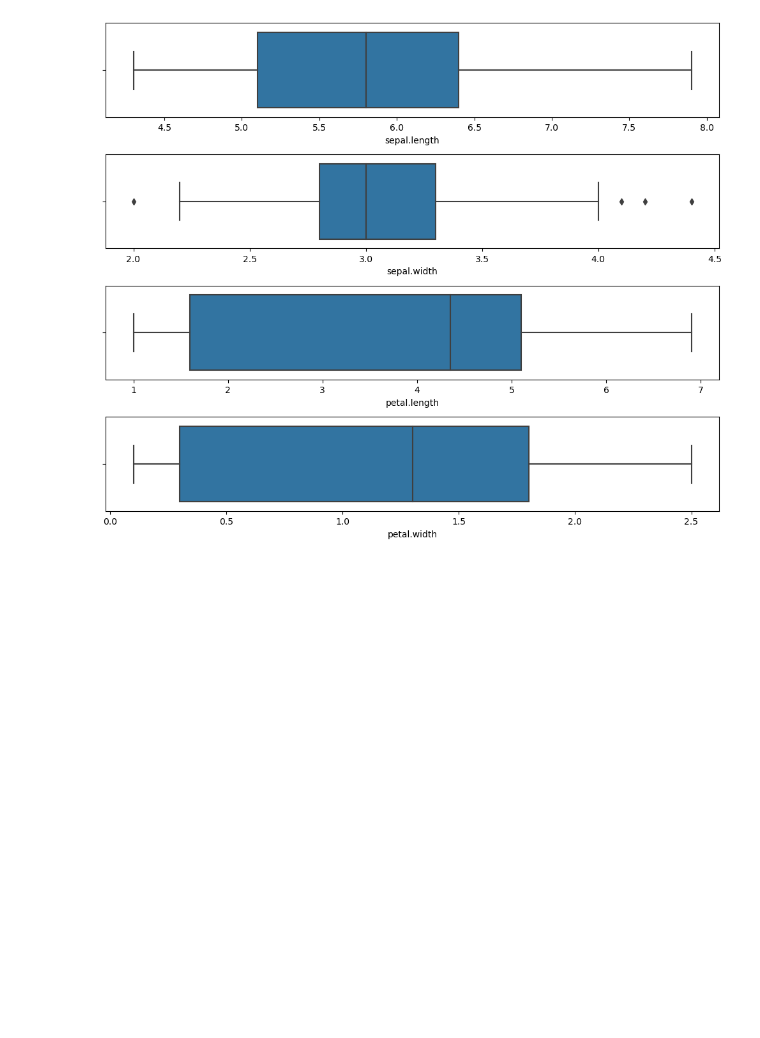
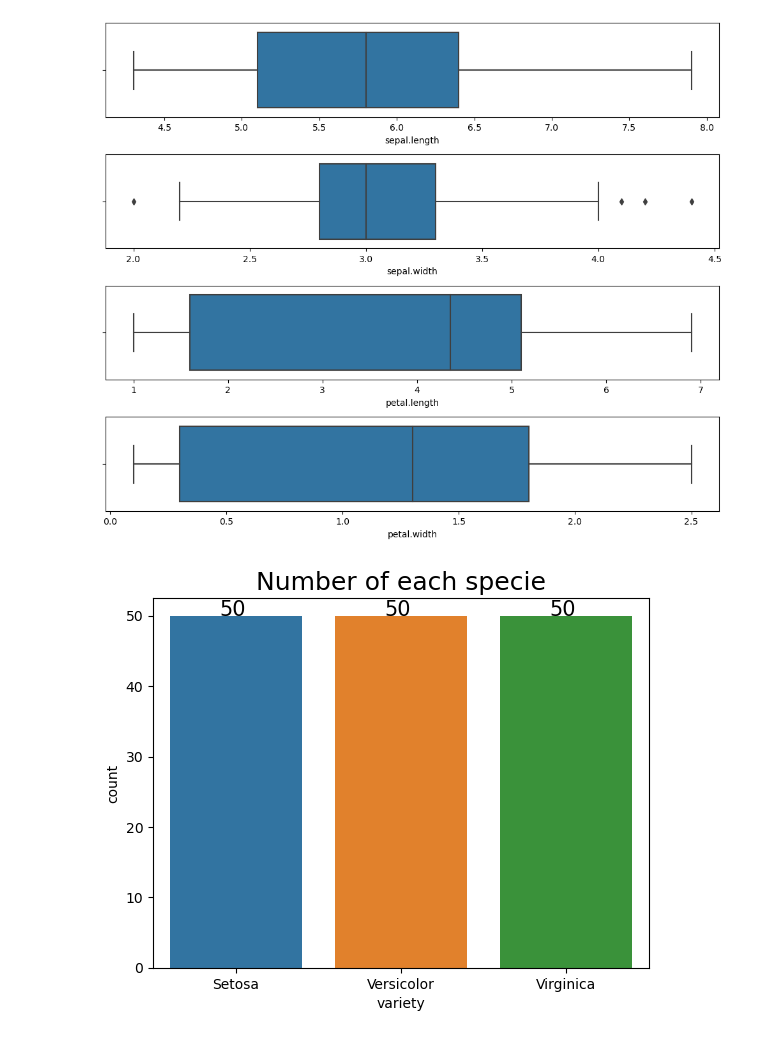
Before and after one commit to IgorEisenlohr/DataScience, a Jupyter notebook: Iris.ipynb, the cells around one changed output. Cells and saved outputs as stored; diff of their text form; code cells hidden in the pictures; blank space fills up the shorter version.

```diff
--- a/Iris.ipynb
+++ b/Iris.ipynb
@@ -62,4 +62,9 @@ for i, col in zip(range(1, iris.shape[1]), iris.columns):
 # %% [output]
 [figure]
 # %%
-sns
+ax = sns.countplot(x='variety', data=iris);
+plt.title('Number of each specie', fontsize=18)
+for p in ax.patches:
+    plt.annotate(p.get_height(), xy=(p.get_x()+0.3, p.get_height()), fontsize=15)
+# %% [output]
+[figure, added]
```
